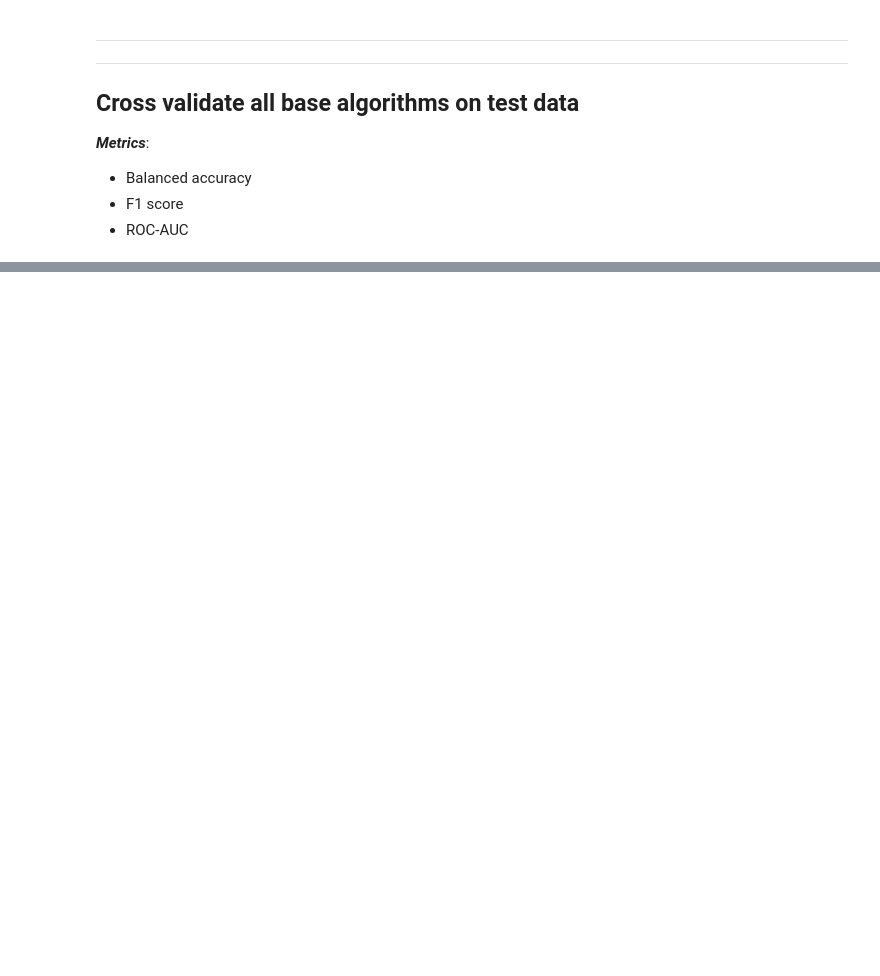
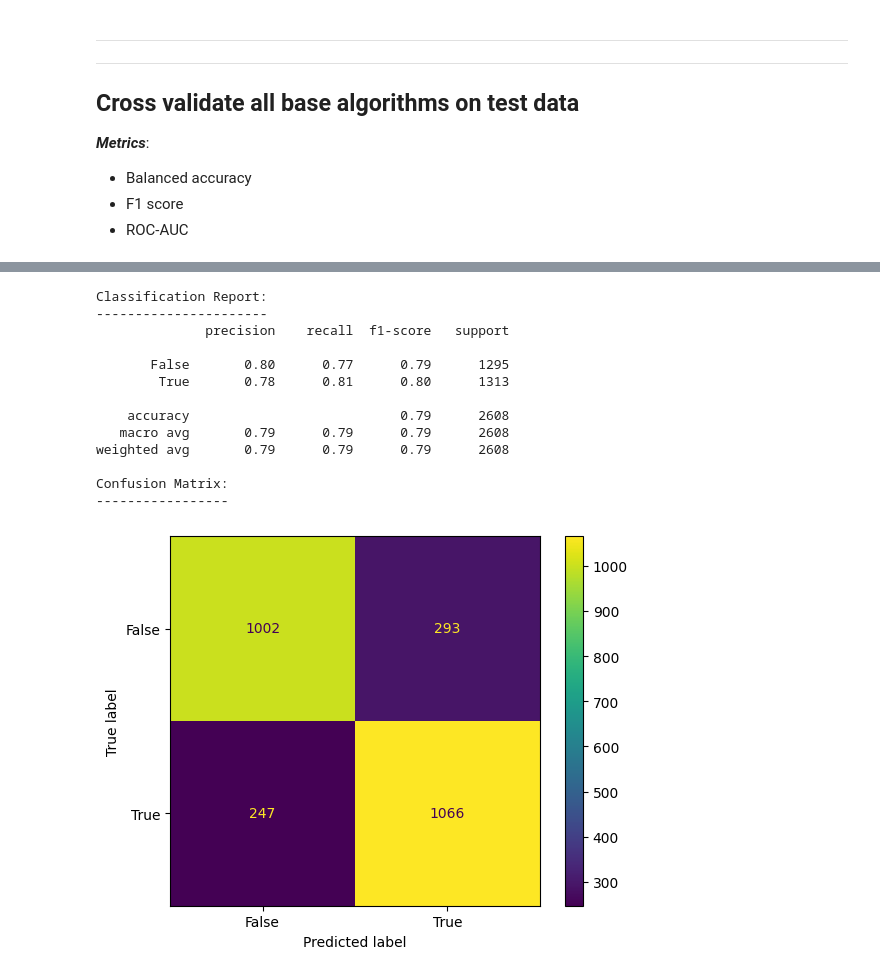
Before and after one commit to mailliwJ/spaceTitanic, a Jupyter notebook: V3.ipynb, the cells around one changed output, grey strips where cells are left out. Drawn from its saved outputs; the diff is of its cells as text; code cells hidden in the pictures; blank space fills up the shorter version.

```diff
--- a/V3.ipynb
+++ b/V3.ipynb
@@ -403,0 +623,17 @@ Confusion Matrix:
+# %%
+fit_test_evaluate(gs_best_estimators['lgbm'], X_train, y_train, X_val, y_val, class_report=True, confusion_mat=True)
+# %% [output]
+Classification Report:
+----------------------
+              precision    recall  f1-score   support
+
+       False       0.80      0.77      0.79      1295
+        True       0.78      0.81      0.80      1313
+
+    accuracy                           0.79      2608
+   macro avg       0.79      0.79      0.79      2608
+weighted avg       0.79      0.79      0.79      2608
+
+Confusion Matrix:
+-----------------
+[figure, added]
```
Also changed, not shown: parts of 25 cells of this notebook.
